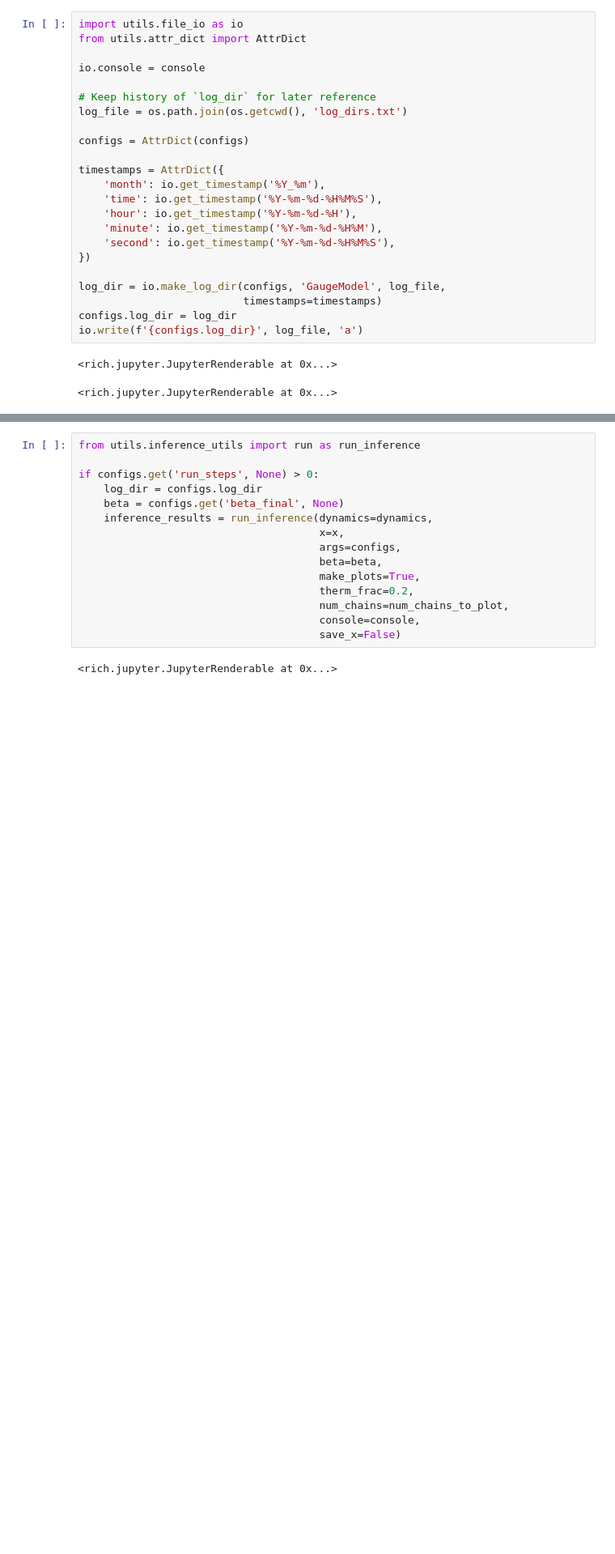
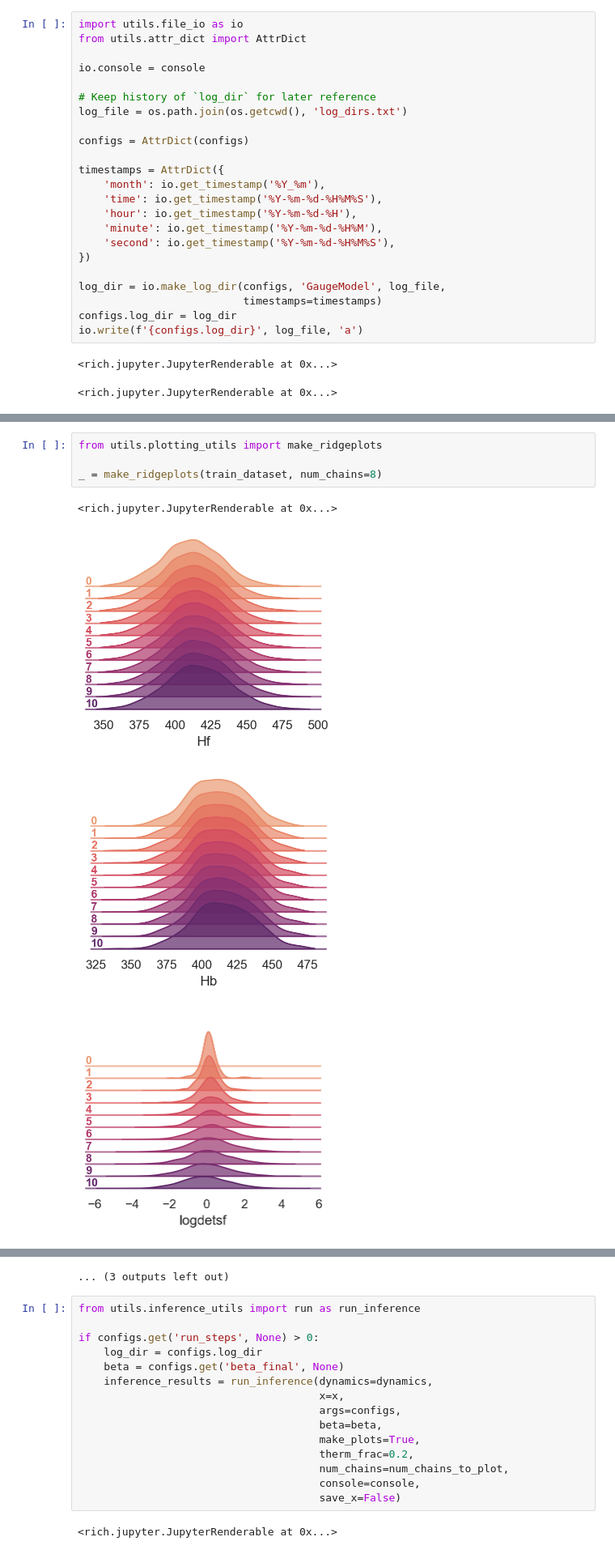
Before and after one commit to saforem2/l2hmc-qcd, a Jupyter notebook: l2hmc-qcd/notebooks/complete_example_2021_01_26.ipynb, the cells around one changed output, grey strips where cells are left out. Shown at 81% size. Cells and saved outputs as stored; diff of their text form; blank space fills up the shorter version.

```diff
--- a/l2hmc-qcd/notebooks/complete_example_2021_01_26.ipynb
+++ b/l2hmc-qcd/notebooks/complete_example_2021_01_26.ipynb
@@ -144,0 +203,9 @@ x, dynamics, _, configs = train(configs,
+# %%
+from utils.plotting_utils import make_ridgeplots
+
+_ = make_ridgeplots(train_dataset, num_chains=8)
+# %% [output]
+<rich.jupyter.JupyterRenderable at 0x...>
+[figure, added]
+[figure, added]
+[figure, added]
@@ -145,3 +220,4 @@ x, dynamics, _, configs = train(configs,
+... (3 outputs left out)
 # %%
 from utils.inference_utils import run as run_inference
 
```
Also changed, not shown: parts of 15 cells of this notebook.
